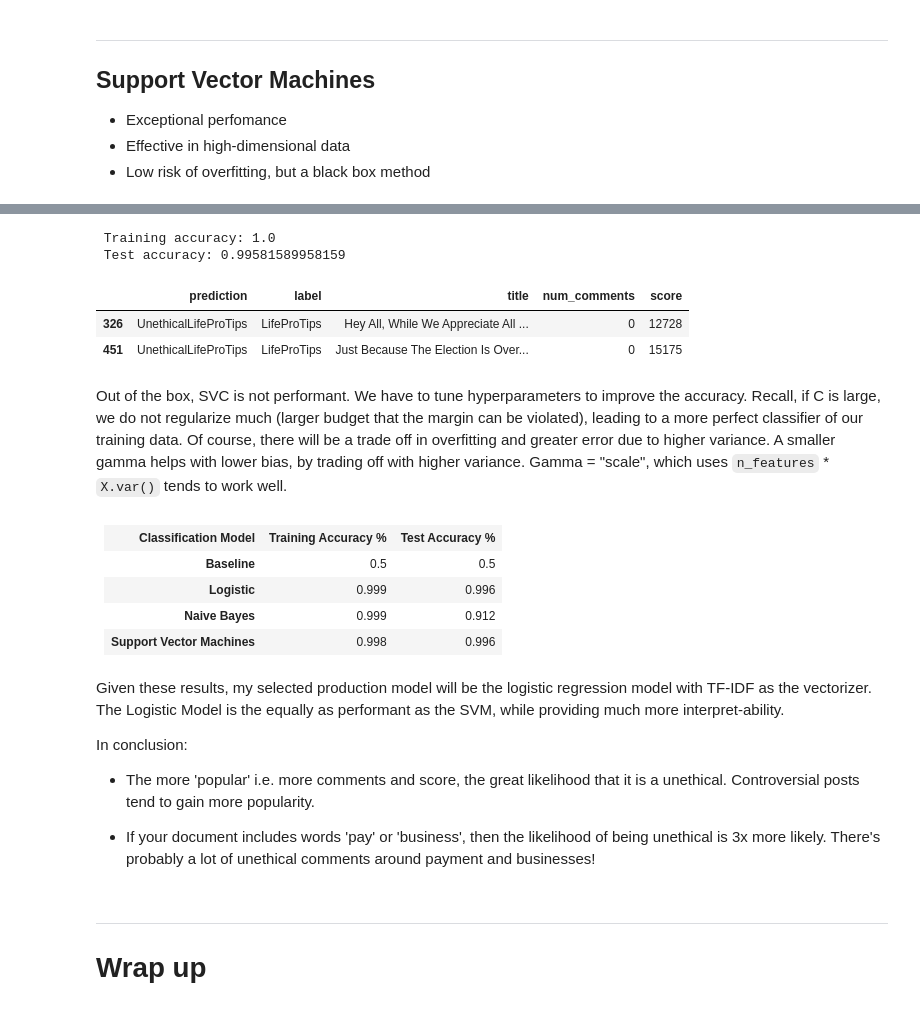
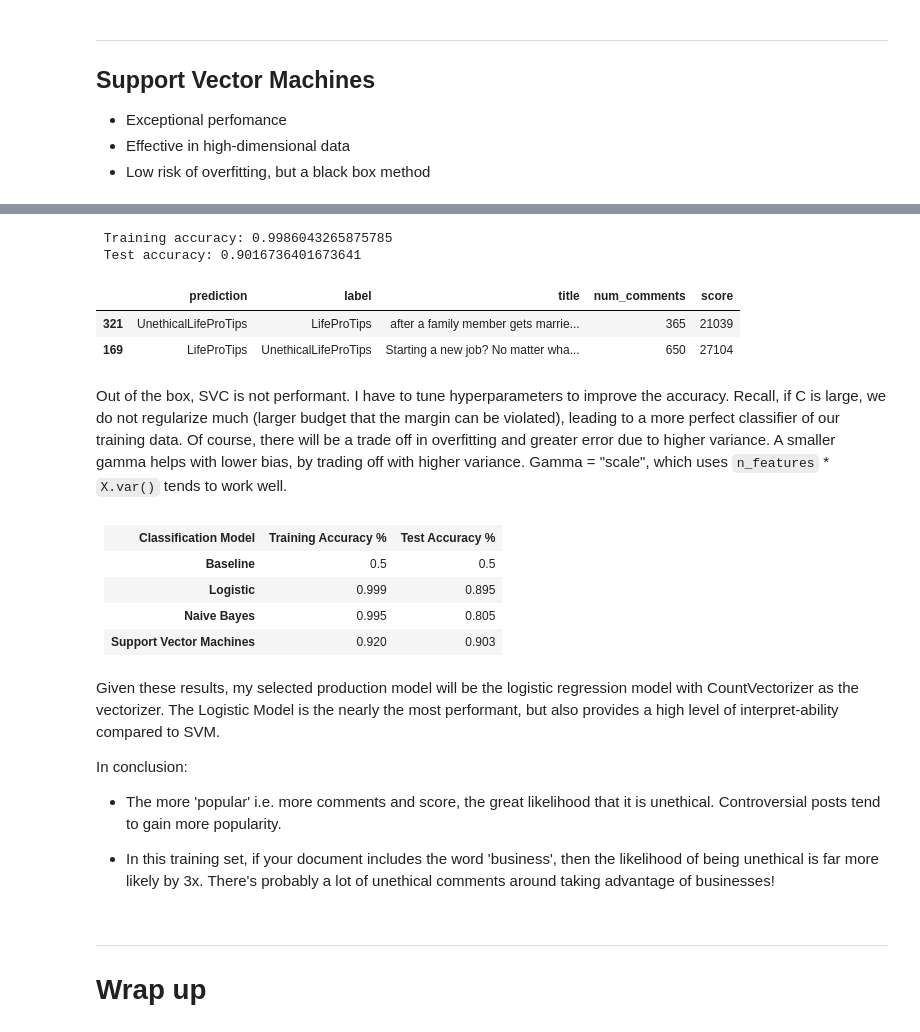
Before and after one commit to garrrychan/nlp_reddit, a Jupyter notebook: reddit_app.ipynb, the cells around one changed output, grey strips where cells are left out. Drawn from its saved outputs; the diff is of its cells as text; code cells hidden in the pictures.

Commit message:
grammar edits, and also update model

```diff
--- a/reddit_app.ipynb
+++ b/reddit_app.ipynb
@@ -122,2 +131,3 @@ X_train.loc[:,"title_clean"] = X_train["title"].apply(lambda row : re.sub(r"[uU]
 # %%
-X_test.loc[:,"title_clean"] = X_test["title"].apply(lambda row : re.sub(r"[uU]*[lL][pP][tT]\s*:*", '', row))
+# for humans
+X_test.loc[:,"title_read"] = X_test["title"].apply(lambda row : re.sub(r"[uU]*[lL][pP][tT]\s*:*", '', row))
@@ -130,5 +134,6 @@ See the caveats in the documentation: http://pandas.pydata.org/pandas-docs/stabl
 # %%
-X_test.loc[:,"title_clean"] = X_test["title"].apply(lambda row: post_to_words(row))
+# for model
+X_test.loc[:,"title_clean"] = X_test["title_read"].apply(lambda row: post_to_words(row))
 # %% [markdown]
 ---
 # Modeling
@@ -142,8 +147,8 @@ def my_vectorizer(vectorizer,X_train,X_test,y_train,y_test,stop=None):
     transforms data and returns the transformed matrices'''
     # transform text
     vect = vectorizer(stop_words=stop)
-    train_data_features = vect.fit_transform(X_train.title)
-    test_data_features = vect.transform(X_test.title)
+    train_data_features = vect.fit_transform(X_train.title_clean)
+    test_data_features = vect.transform(X_test.title_clean)
     le = LabelEncoder()
     target_train = le.fit_transform(y_train)
     target_test = le.transform(y_test)
@@ -155,7 +160,7 @@ def my_vectorizer(vectorizer,X_train,X_test,y_train,y_test,stop=None):
     (["score"], StandardScaler())], df_out=True)
     Z_train = mapper.fit_transform(X_train)
     Z_test = mapper.transform(X_test)
-    print(f' Learned distinct training vocabulary is {train_data_features.shape[1]}')
+    print(f' Training set learned {train_data_features.shape[1]} distinct vocabulary')
     print(f' Remember: 0 -> {le.classes_[0]}, 1 -> {le.classes_[1]}')
 
     # Baseline model
@@ -205,9 +212,7 @@ def results(model):
     print(f' Test accuracy: {model.score(Z_test, target_test)}')
     predictions = model.predict(Z_test)
     predictions = np.where(predictions==0,"LifeProTips","UnethicalLifeProTips")
-    proba = model.predict_proba(Z_test)
-    # proba[:,0] probability that it's 0
-    final = pd.DataFrame(list(zip(predictions, proba[:,0], y_test, X_test.title_clean, X_test.num_comments, X_test.score)), columns=['prediction', 'proba_lpt','label', 'title_clean', "num_comments", "score"])
-    # final.to_csv("final.csv",index=False) # export for my app
+    proba_lpt = model.predict_proba(Z_test)[:,0]
+    final = pd.DataFrame(list(zip(predictions, y_test, proba_lpt, X_test.title_read, X_test.num_comments, X_test.score)), columns=['prediction', 'label', 'proba_lpt', 'title', "num_comments", "score"])
     wrong = final[final.prediction!=final.label]
     return HTML(wrong.sample(2).to_html(classes="table table-responsive table-striped table-bordered"))
@@ -376,13 +401,13 @@ print(grid_search.score(Z_test,target_test))
 # %%
-results(svm.SVC(1,gamma="scale"))
+results(svm.SVC(2,gamma="scale"))
 # %% [output]
- Training accuracy: 1.0
- Test accuracy: 0.99581589958159
+ Training accuracy: 0.9986043265875785
+ Test accuracy: 0.9016736401673641
 |  | prediction | label | title | num_comments | score |
-| 326 | UnethicalLifeProTips | LifeProTips | Hey All, While We Appreciate All ... | 0 | 12728 |
-| 451 | UnethicalLifeProTips | LifeProTips | Just Because The Election Is Over... | 0 | 15175 |
+| 321 | UnethicalLifeProTips | LifeProTips | after a family member gets marrie... | 365 | 21039 |
+| 169 | LifeProTips | UnethicalLifeProTips | Starting a new job? No matter wha... | 650 | 27104 |
 # %% [markdown]
-Out of the box, SVC is not performant. We have to tune hyperparameters to improve the accuracy. Recall, if C is large, we do not regularize much (larger budget that the margin can be violated), leading to a more perfect classifier of our training data. Of course, there will be a trade off in overfitting and greater error due to higher variance. A smaller gamma helps with lower bias, by trading off with higher variance. Gamma = "scale", which uses `n_features` * `X.var()` tends to work well.
+Out of the box, SVC is not performant. I have to tune hyperparameters to improve the accuracy. Recall, if C is large, we do not regularize much (larger budget that the margin can be violated), leading to a more perfect classifier of our training data. Of course, there will be a trade off in overfitting and greater error due to higher variance. A smaller gamma helps with lower bias, by trading off with higher variance. Gamma = "scale", which uses `n_features` * `X.var()` tends to work well.
 # %% [markdown]
 <table class="table table-striped table-responsive table-bordered">
 <thead>
@@ -405,31 +430,31 @@ Out of the box, SVC is not performant. We have to tune hyperparameters to improv
 <tr>
 <td><b>Logistic </b></td>
 <td> 0.999 </td>
-<td> 0.996</td>
+<td> 0.895</td>
 </tr>
 
 <tr>
 <td><b>Naive Bayes </b></td>
-<td> 0.999 </td>
-<td> 0.912 </td>
+<td> 0.995 </td>
+<td> 0.805 </td>
 </tr>
 
 <tr>
 <td><b>Support Vector Machines </b></td>
-<td> 0.998 </td>
-<td> 0.996 </td>
+<td> 0.920 </td>
+<td> 0.903 </td>
 </tr>
 
 </tbody>
 </table>
 # %% [markdown]
-Given these results, my selected production model will be the logistic regression model with TF-IDF as the vectorizer. The Logistic Model is the equally as performant as the SVM, while providing much more interpret-ability.
+Given these results, my selected production model will be the logistic regression model with CountVectorizer as the vectorizer. The Logistic Model is the nearly the most performant, but also provides a high level of interpret-ability compared to SVM.
 
 In conclusion:
 
-* The more 'popular' i.e. more comments and score, the great likelihood that it is a unethical. Controversial posts tend to gain more popularity.
+* The more 'popular' i.e. more comments and score, the great likelihood that it is unethical. Controversial posts tend to gain more popularity.
 
-* If your document includes words 'pay' or 'business', then the likelihood of being unethical is 3x more likely. There's probably a lot of unethical comments around payment and businesses!
+* In this training set, if your document includes the word 'business', then the likelihood of being unethical is far more likely by 3x. There's probably a lot of unethical comments around taking advantage of businesses!
 # %% [markdown]
 ---
 # Wrap up
```
Also changed, not shown: parts of 31 cells of this notebook, 10 other files.
